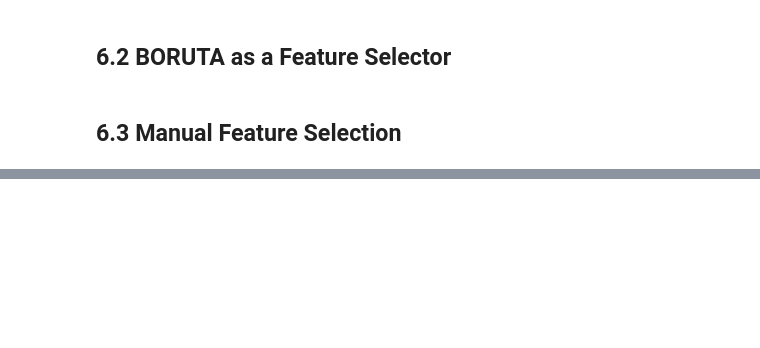
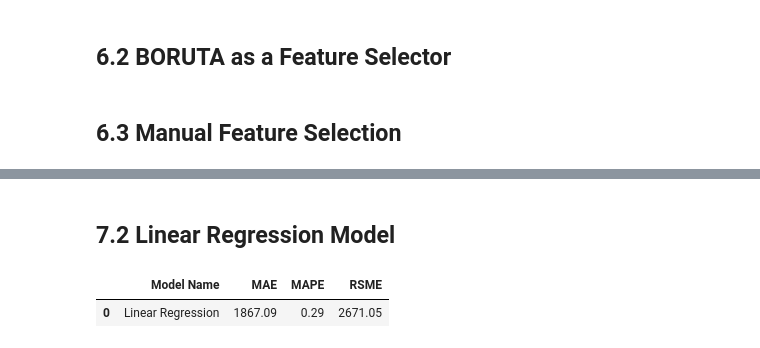
Before and after one commit to IsraelAugustods/ds_em_producao, a Jupyter notebook: m07_v01_store_sales_prediction.ipynb, the cells around one changed output, grey strips where cells are left out. Drawn from its saved outputs; the diff is of its cells as text; code cells hidden in the pictures; blank space fills up the shorter version.

```diff
--- a/m07_v01_store_sales_prediction.ipynb
+++ b/m07_v01_store_sales_prediction.ipynb
@@ -57,6 +59,16 @@ def jupyter_settings():
 
     sns.set()
 jupyter_settings()
+# %%
+def ml_error (model_name, y, yhat ):
+    mae = mean_absolute_error (y, yhat)
+    mape = mean_absolute_percentage_error (y, yhat)
+    rsme = np.sqrt(mean_squared_error( y, yhat ))
+
+    return pd.DataFrame({'Model Name': model_name,
+                         'MAE': mae,
+                         'MAPE': mape,
+                         'RSME': rsme}, index = [0])
 # %% [markdown]
 ## 0.2 LOADING DATA
 # %%
@@ -927,0 +920,3 @@ cols_selected_boruta
+# %%
+x_train =  X_train[cols_selected_boruta]
+x_test  =  X_test[cols_selected_boruta]
@@ -927,0 +941,15 @@ cols_selected_boruta
+# %% [markdown]
+## 7.2 Linear Regression Model
+# %%
+#model
+lr = LinearRegression().fit(x_train, y_train)
+
+#prediction
+yhat_lr = lr.predict(x_test)
+
+#performance
+lr_result = ml_error ('Linear Regression', np.expm1(y_test), np.expm1(yhat_lr) )
+lr_result
+# %% [output]
+|  | Model Name | MAE | MAPE | RSME |
+| 0 | Linear Regression | 1867.09 | 0.29 | 2671.05 |
```
Also changed, not shown: parts of 16 cells of this notebook.
